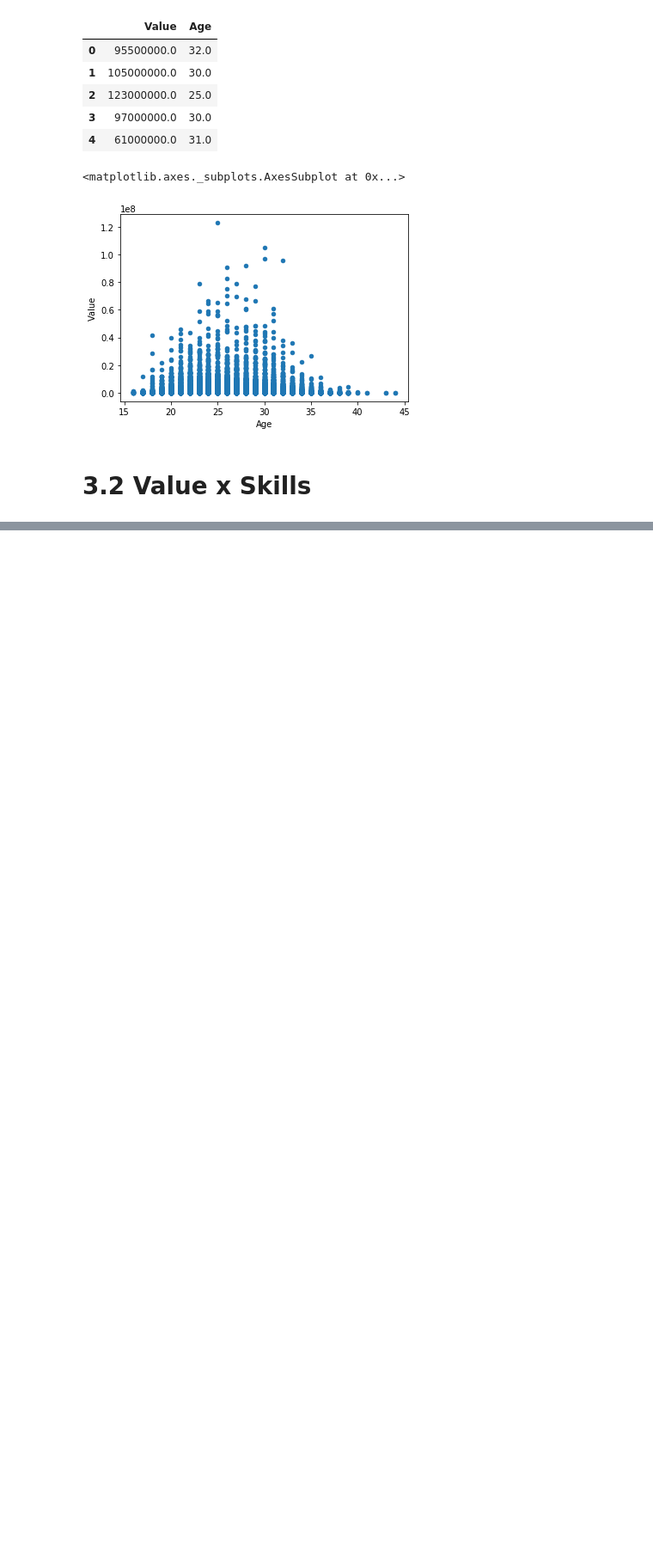
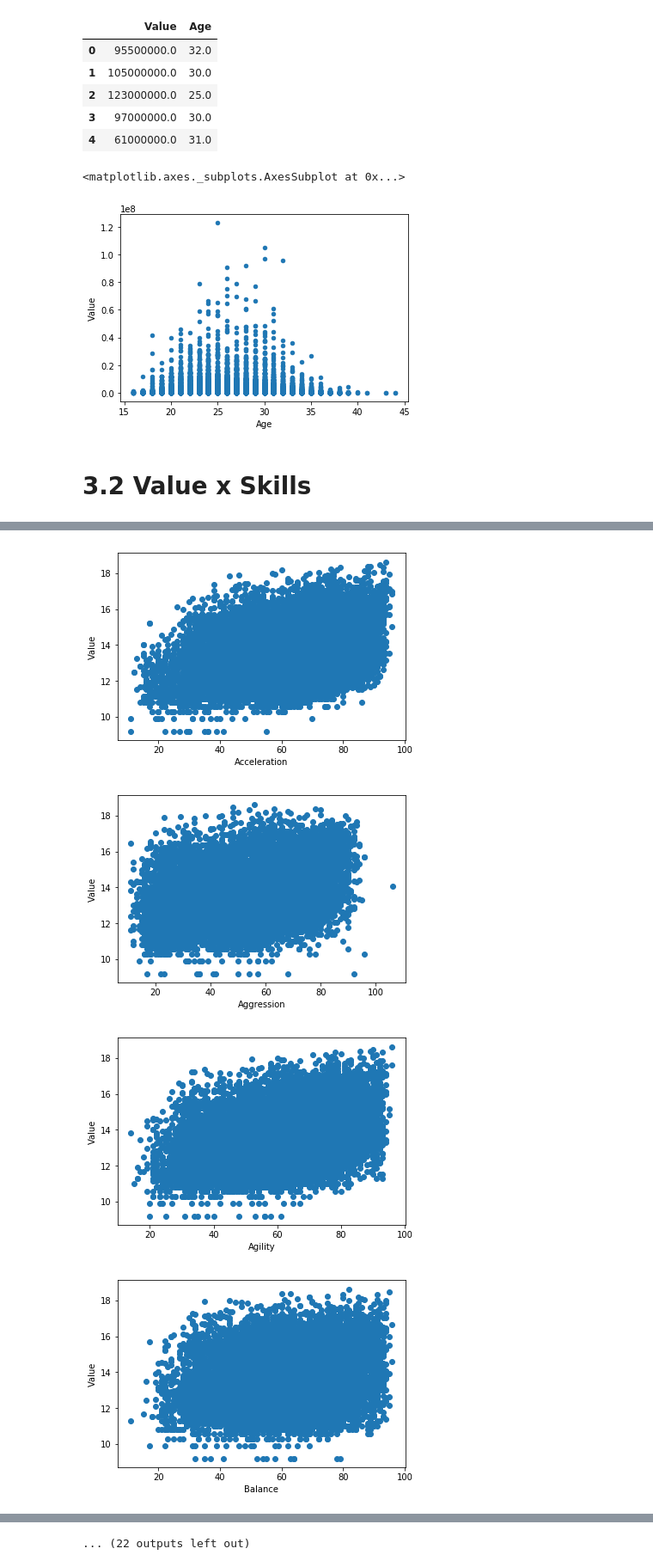
Before and after one commit to victorhabib/cdd-projeto-final, a Jupyter notebook: final project-checkpoint.ipynb, the cells around one changed output, grey strips where cells are left out. Shown at 86% size. Drawn from its saved outputs; the diff is of its cells as text; code cells hidden in the pictures; blank space fills up the shorter version.

```diff
--- a/final project-checkpoint.ipynb
+++ b/final project-checkpoint.ipynb
@@ -286,0 +299,11 @@ scatter
+# %%
+linhas = linhas
+colunas = ["Value", 'Acceleration', 'Aggression', 'Agility', 'Balance', 'Ball control',
+       'Composure', 'Crossing', 'Curve', 'Dribbling', 'Finishing',
+       'Free kick accuracy', 'GK diving', 'GK handling', 'GK kicking',
+       'GK positioning', 'GK reflexes', 'Heading accuracy', 'Interceptions',
+       'Jumping', 'Long passing', 'Long shots', 'Marking', 'Penalties',
+       'Positioning', 'Reactions', 'Short passing', 'Shot power',
+       'Sliding tackle', 'Sprint speed', 'Stamina', 'Standing tackle',
+       'Strength', 'Vision', 'Volleys']
+value_skills = fifa.loc[linhas, colunas]
@@ -286,0 +317,17 @@ scatter
+# %%
+value_skills = value_skills.dropna()
+# %%
+y = value_skills.Value
+y = np.log(y)
+
+for c in colunas:
+    if c != 'Value':
+        plt.figure()
+        plt.scatter(value_skills[c], y)
+        plt.xlabel(c)
+        plt.ylabel("Value")
+# %% [output]
+[figure, added]
+[figure, added]
+[figure, added]
+[figure, added]
@@ -286,0 +342 @@ scatter
+... (22 outputs left out)
```
Also changed, not shown: parts of 19 cells of this notebook.
